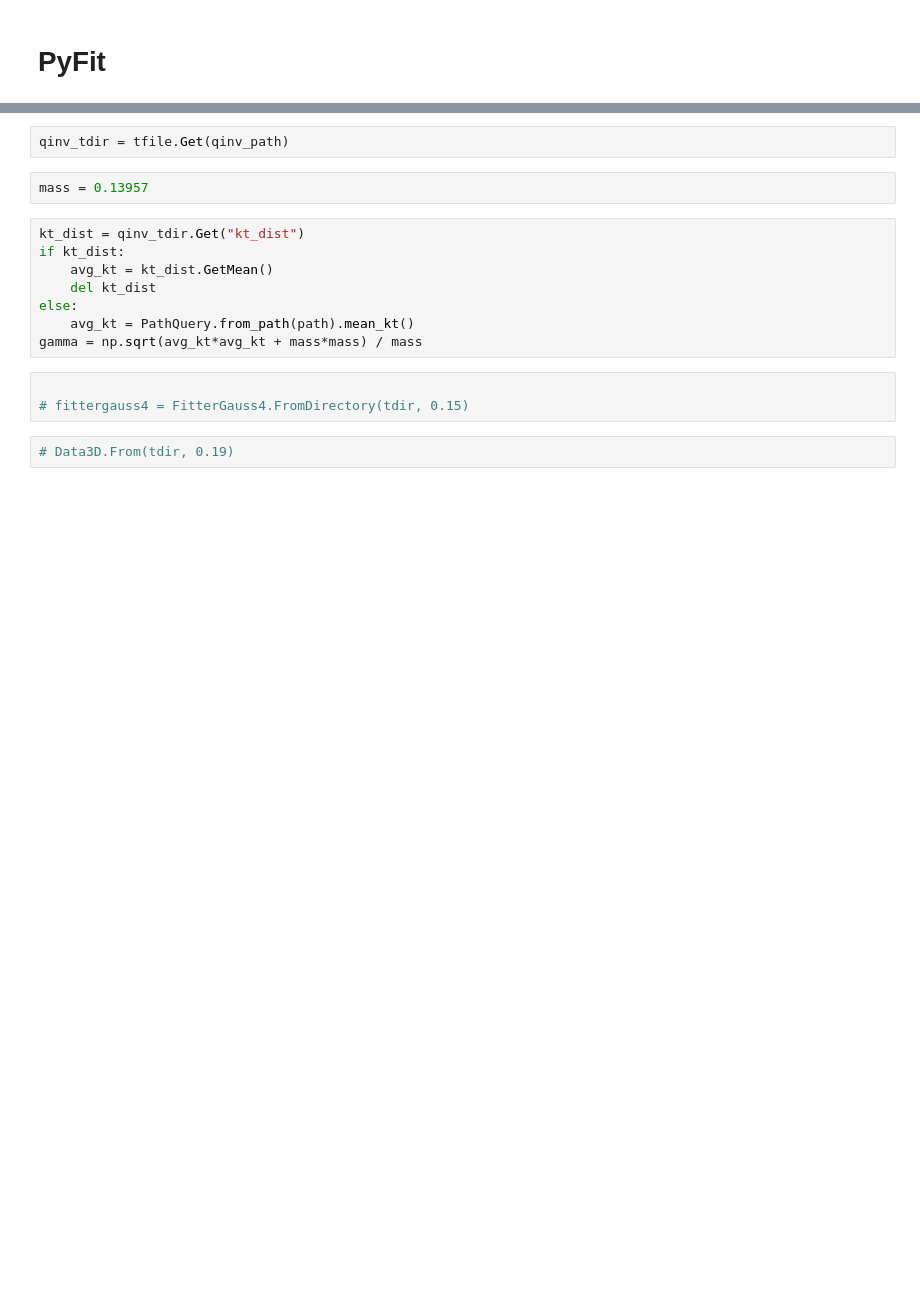
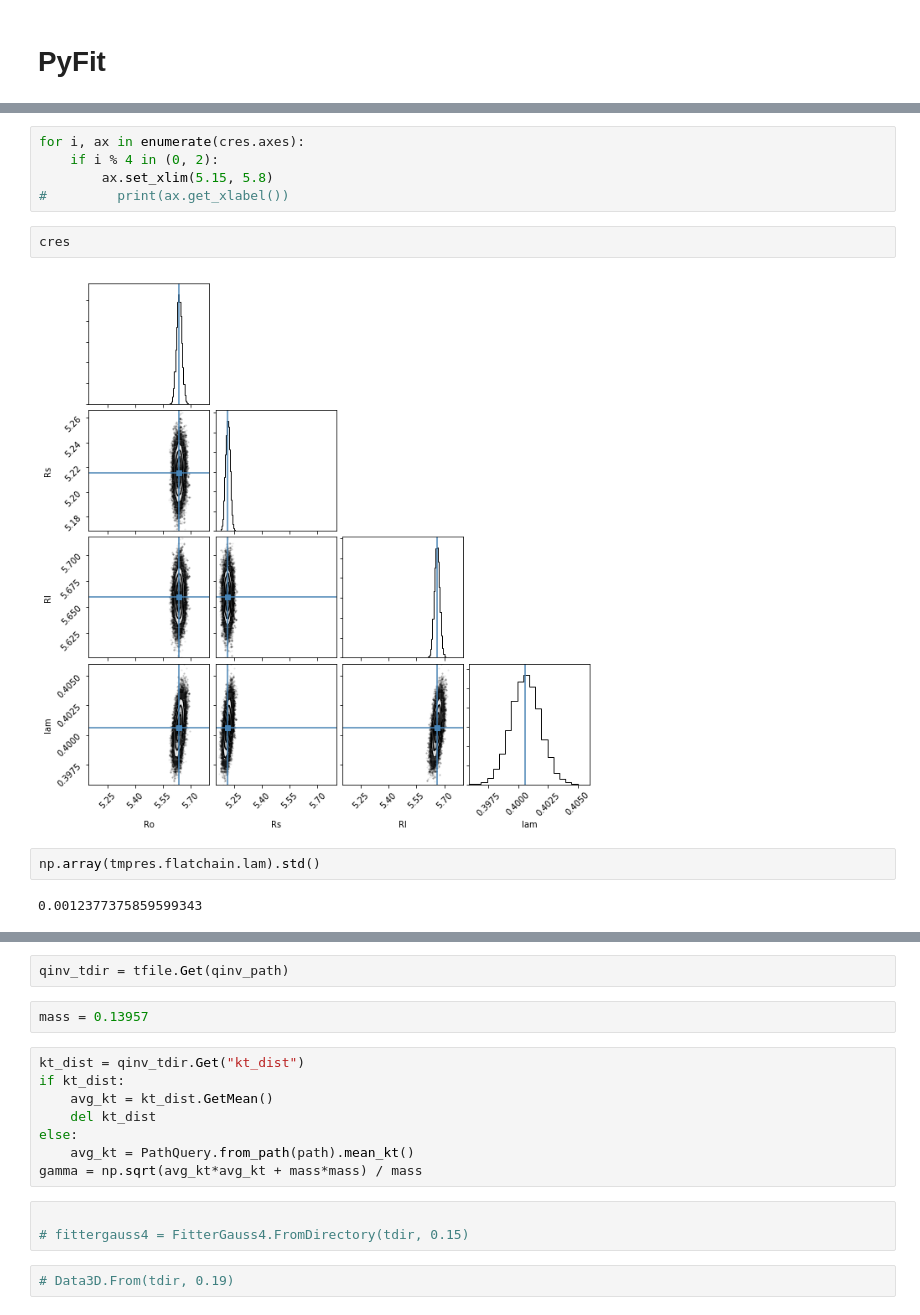
Before and after one commit to akubera/FemtoFitter, a Jupyter notebook: notebooks/PyFit.ipynb, the cells around one changed output, grey strips where cells are left out. Cells and saved outputs as stored; diff of their text form; blank space fills up the shorter version.

```diff
--- a/notebooks/PyFit.ipynb
+++ b/notebooks/PyFit.ipynb
@@ -31,0 +188,13 @@ tdir = tfile.Get(path)
+# %%
+for i, ax in enumerate(cres.axes):
+    if i % 4 in (0, 2):
+        ax.set_xlim(5.15, 5.8)
+#         print(ax.get_xlabel())
+# %%
+cres
+# %% [output]
+[figure, added]
+# %%
+np.array(tmpres.flatchain.lam).std()
+# %% [output]
+0.0012377375859599343
```
Also changed, not shown: parts of 50 cells of this notebook.
